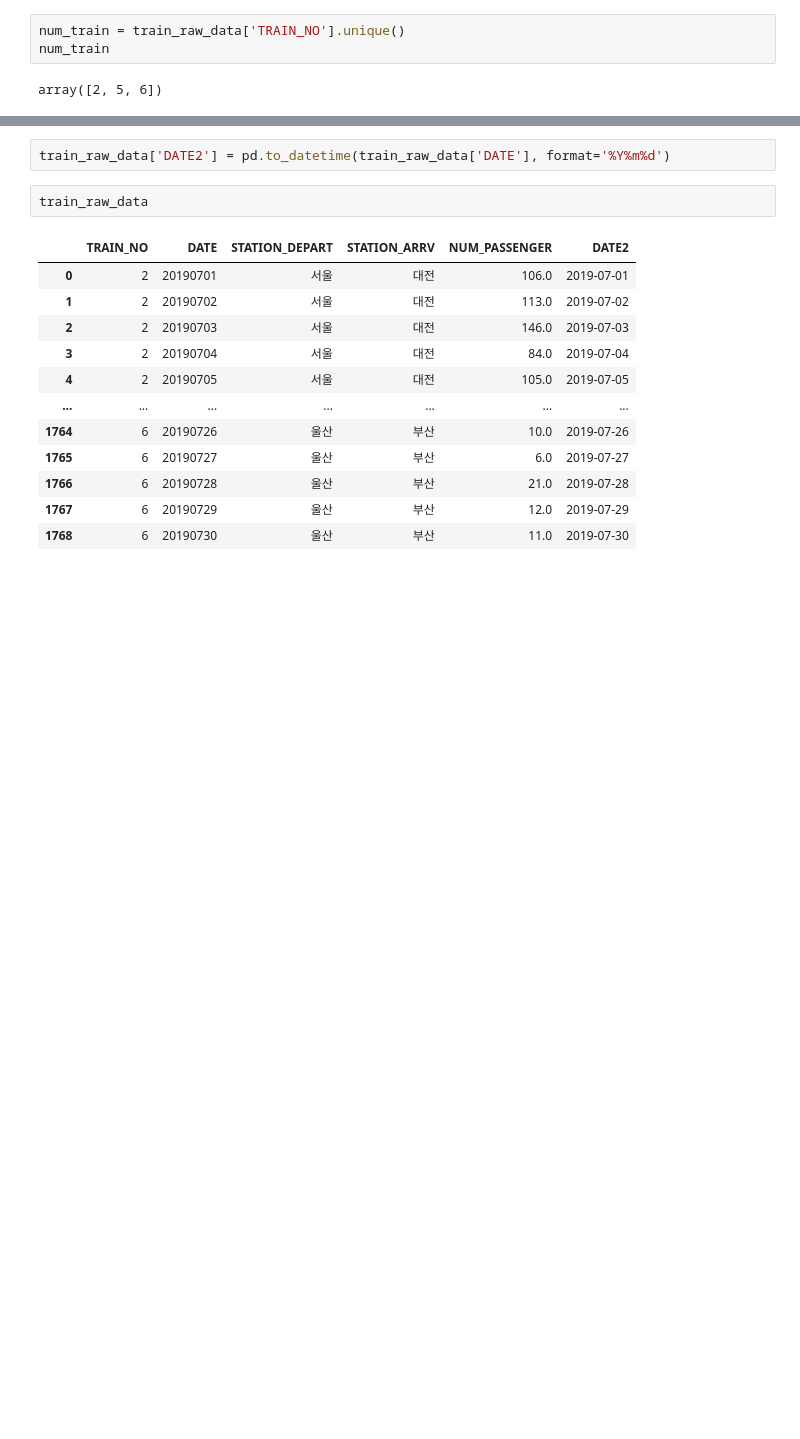
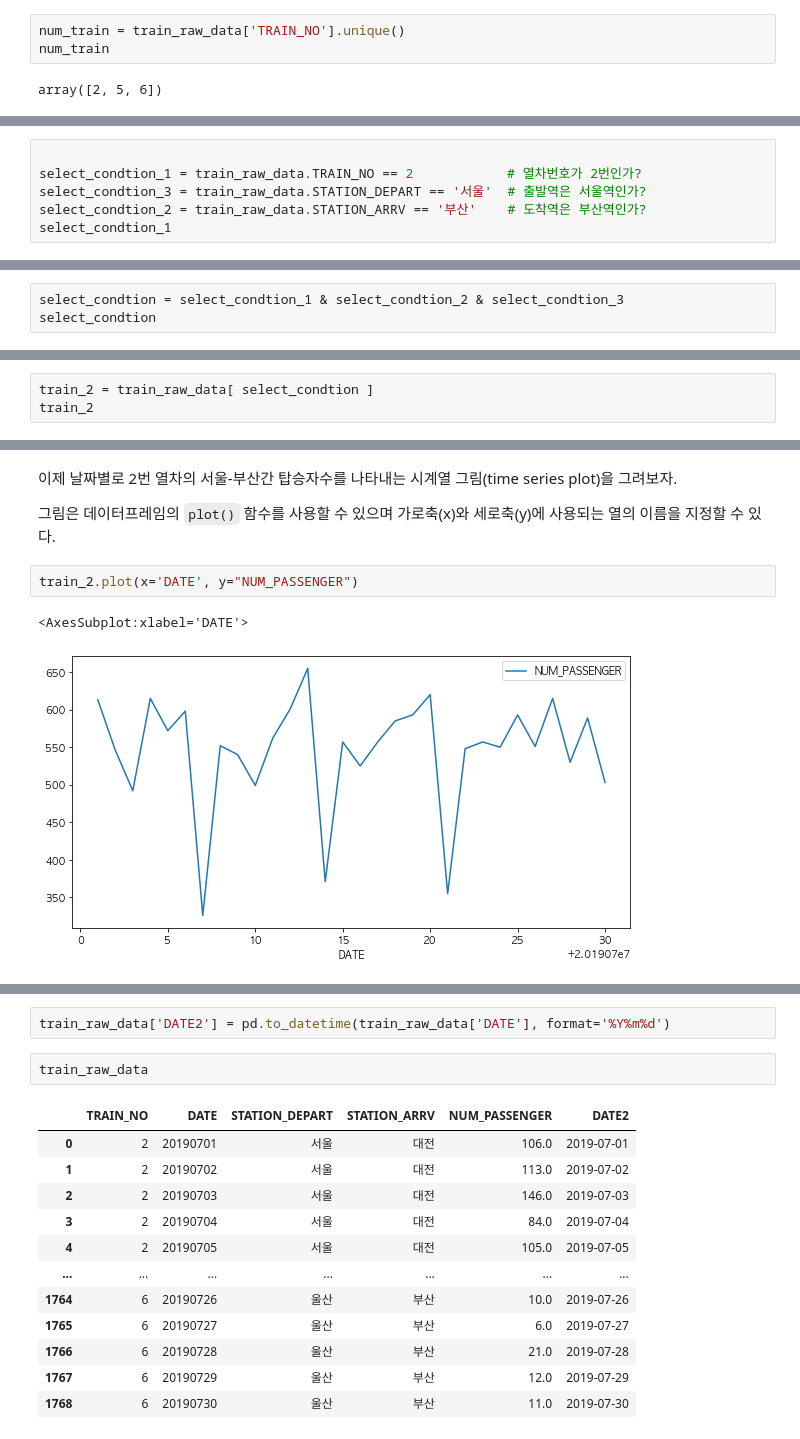
Before and after one commit to UOS-Bigdata/bigdatabook, a Jupyter notebook: chapters/02/data-processing-train-passenger.ipynb, the cells around one changed output, grey strips where cells are left out. Drawn from its saved outputs; the diff is of its cells as text; blank space fills up the shorter version.

```diff
--- a/chapters/02/data-processing-train-passenger.ipynb
+++ b/chapters/02/data-processing-train-passenger.ipynb
@@ -68,0 +99,6 @@ array([2, 5, 6])
+# %%
+
+select_condtion_1 = train_raw_data.TRAIN_NO == 2            # 열차번호가 2번인가?
+select_condtion_3 = train_raw_data.STATION_DEPART == '서울'  # 출발역은 서울역인가?
+select_condtion_2 = train_raw_data.STATION_ARRV == '부산'    # 도착역은 부산역인가?
+select_condtion_1
@@ -68,0 +123,3 @@ array([2, 5, 6])
+# %%
+select_condtion = select_condtion_1 & select_condtion_2 & select_condtion_3
+select_condtion
@@ -68,0 +139,3 @@ array([2, 5, 6])
+# %%
+train_2 = train_raw_data[ select_condtion ]
+train_2
@@ -68,0 +169,9 @@ array([2, 5, 6])
+# %% [markdown]
+이제 날짜별로 2번 열차의 서울-부산간 탑승자수를 나타내는 시계열 그림(time series plot)을 그려보자.
+
+그림은 데이터프레임의 `plot()` 함수를 사용할 수 있으며 가로축(x)와 세로축(y)에 사용되는 열의 이름을 지정할 수 있다.
+# %%
+train_2.plot(x='DATE', y="NUM_PASSENGER")
+# %% [output]
+<AxesSubplot:xlabel='DATE'>
+[figure, added]
```
Also changed, not shown: parts of 51 cells of this notebook, 3 other files.
